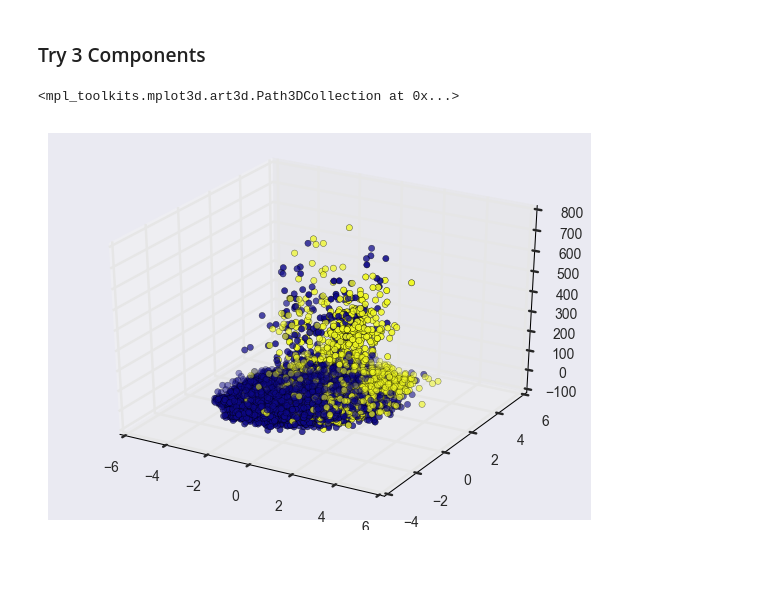
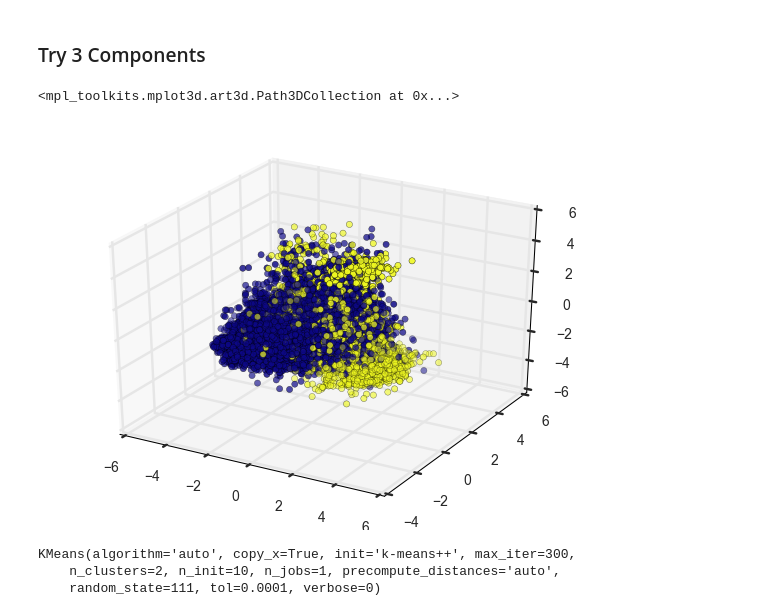
Before and after one commit to truzmeto/UnsupervisedLearning, a Jupyter notebook: k_meanes.ipynb, the cells around one changed output. Drawn from its saved outputs; the diff is of its cells as text; code cells hidden in the pictures; blank space fills up the shorter version.

```diff
--- a/k_meanes.ipynb
+++ b/k_meanes.ipynb
@@ -92,6 +92,7 @@ df_norm.shape, pca2.shape
 ((30162, 11), (30162, 2))
 # %%
 # let's plot it
+sns.set_style("whitegrid")
 plt.figure(figsize=(6,4))
 plt.scatter(pca2[:,0],pca2[:,1],c=df['income'],cmap='plasma')
 plt.xlabel('First principal component')
@@ -128,7 +129,7 @@ pca3 = pca.transform(df_norm)
 # %%
 fig = plt.figure(figsize=(7,5))
 ax = fig.add_subplot(111, projection='3d')
-ax.scatter(pca3[:,0], pca3[:,1],pca3[:,2]**4,c=df['income'],cmap='plasma')
+ax.scatter(pca3[:,0], pca3[:,1],pca3[:,2],c=df['income'],cmap='plasma')
 # %% [output]
 <mpl_toolkits.mplot3d.art3d.Path3DCollection at 0x...>
-[figure, old version]
+[figure, new version]
@@ -134,0 +139,6 @@ ax.scatter(pca3[:,0], pca3[:,1],pca3[:,2]**4,c=df['income'],cmap='plasma')
+# %%
+kmeans.fit(pca3)
+# %% [output]
+KMeans(algorithm='auto', copy_x=True, init='k-means++', max_iter=300,
+    n_clusters=2, n_init=10, n_jobs=1, precompute_distances='auto',
+    random_state=111, tol=0.0001, verbose=0)
```
Also changed, not shown: parts of 2 cells of this notebook.
